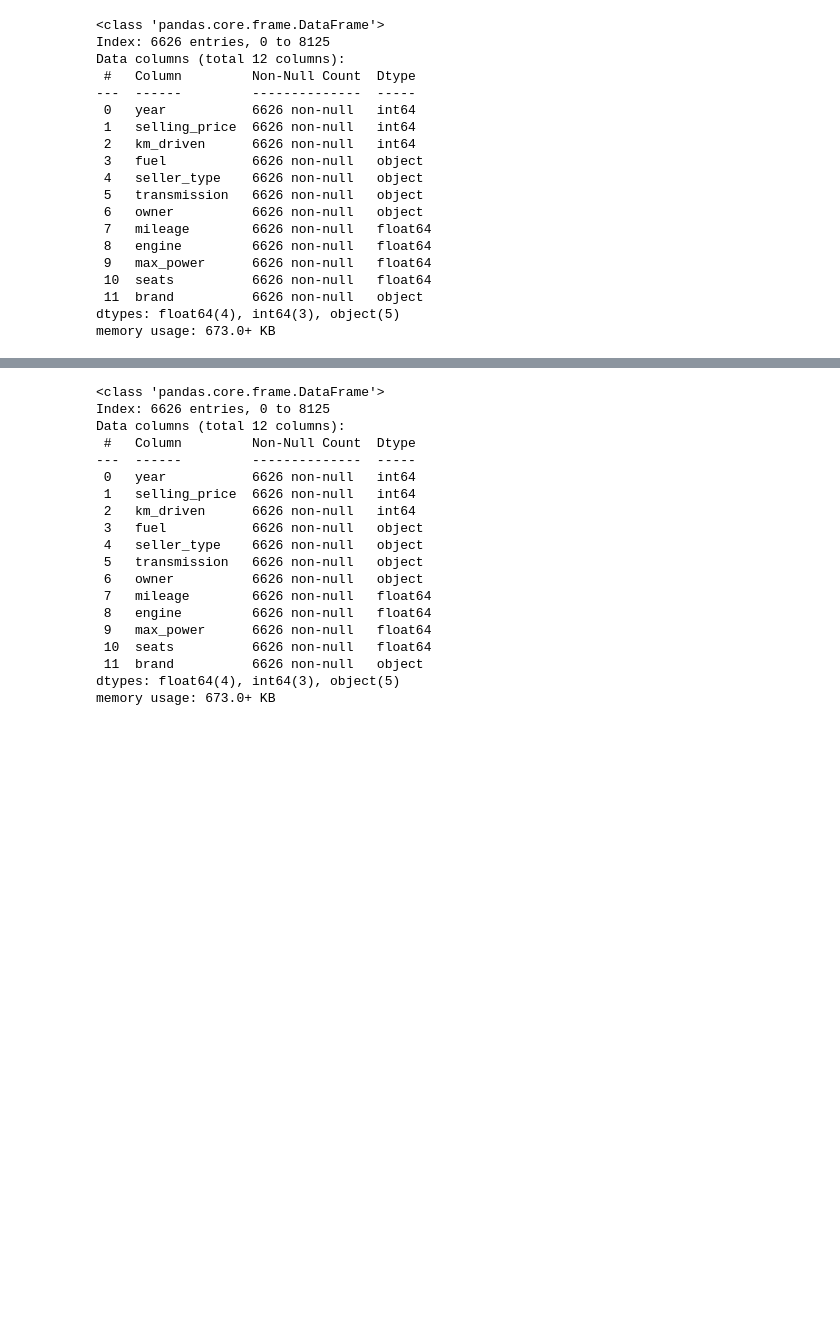
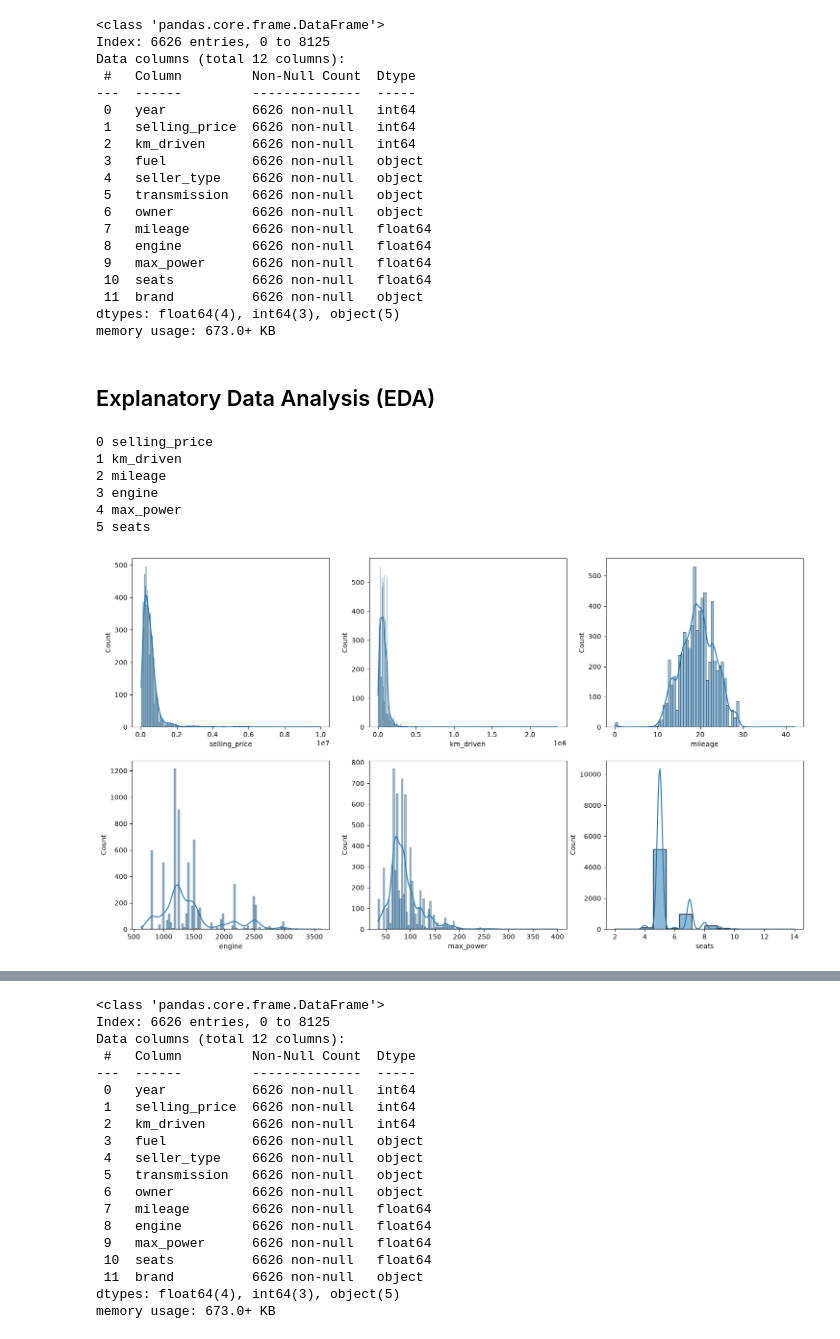
Before and after one commit to anishDevMage/ML-August-2026-A3-st125973, a Jupyter notebook: A3_Predicting_Car_Price_st125973.ipynb, the cells around one changed output, grey strips where cells are left out. Cells and saved outputs as stored; diff of their text form; code cells hidden in the pictures; blank space fills up the shorter version.

```diff
--- a/A3_Predicting_Car_Price_st125973.ipynb
+++ b/A3_Predicting_Car_Price_st125973.ipynb
@@ -172,3 +172,30 @@ Data columns (total 12 columns):
  11  brand          6626 non-null   object
 dtypes: float64(4), int64(3), object(5)
 memory usage: 673.0+ KB
+# %% [markdown]
+## Explanatory Data Analysis (EDA)
+# %%
+
+# ARE THESE EDA graphs ENOUGH ?
+
+
+fig , axes = plt.subplots(2,3, figsize=(18,10))
+axes = axes.ravel()
+axes = axes.flatten()
+
+cols = [ 'selling_price', 'km_driven', 'mileage', 'engine', 'max_power', 'seats' ]
+# cols = ['km_driven', 'mileage', 'engine', 'max_power', 'seats' ]
+
+for i, col in enumerate(cols):
+    print(i, col)
+    sns.histplot(df[col], kde=True,ax=axes[i])
+
+plt.show()
+# %% [output]
+0 selling_price
+1 km_driven
+2 mileage
+3 engine
+4 max_power
+5 seats
+[figure, added]
```
Also changed, not shown: parts of 15 cells of this notebook.
